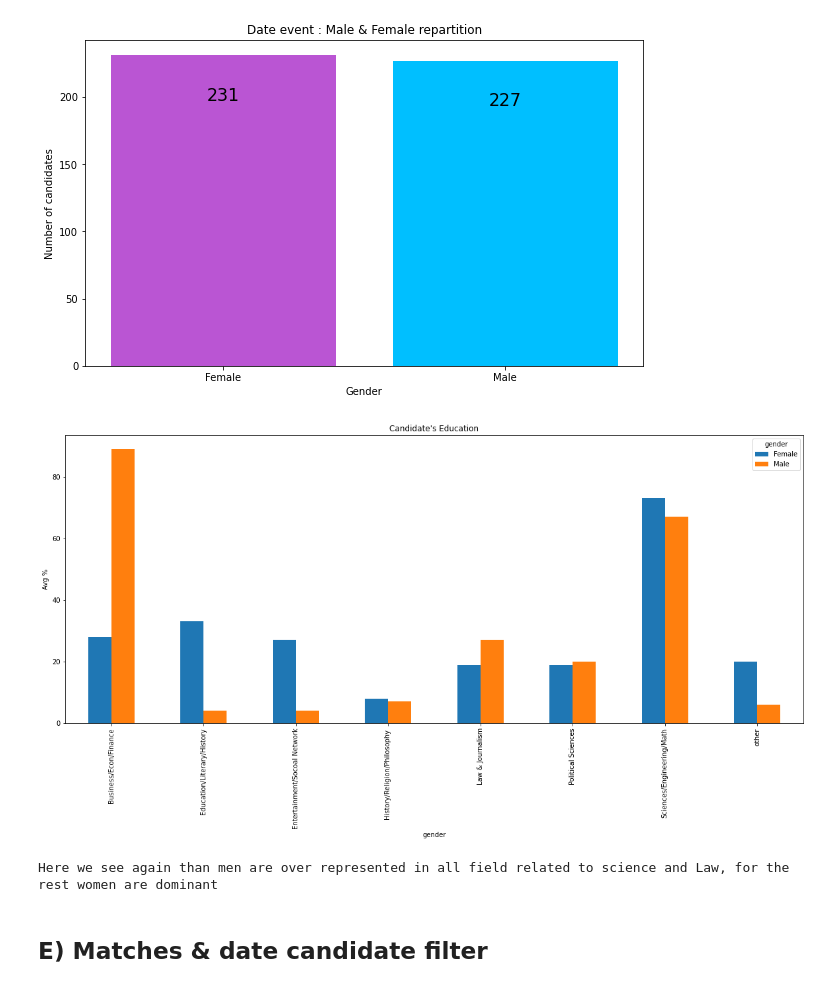
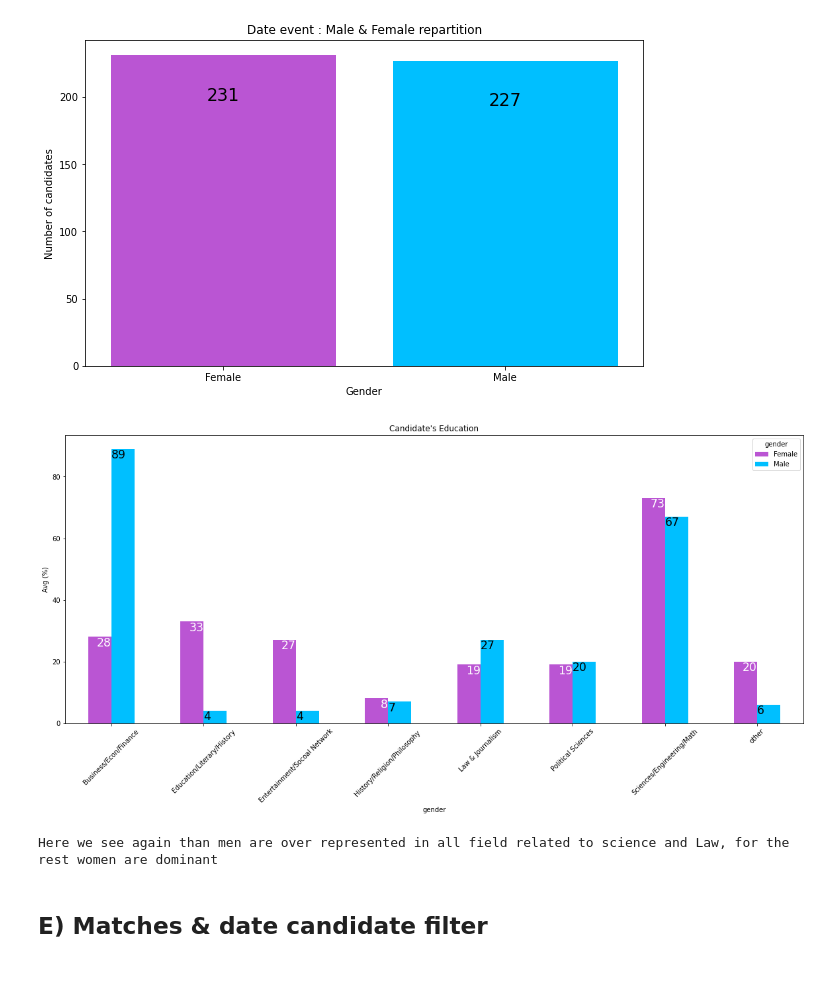
Before and after one commit to Seraphin17/Certification, a Jupyter notebook: 1_Speed_Dating/Project_Speed_Dating_Certification.ipynb, the cells around one changed output. Cells and saved outputs as stored; diff of their text form; code cells hidden in the pictures.

```diff
--- a/1_Speed_Dating/Project_Speed_Dating_Certification.ipynb
+++ b/1_Speed_Dating/Project_Speed_Dating_Certification.ipynb
@@ -660,22 +646,20 @@ plt.show()
 # %% [output]
 [figure]
 # %%
-study_resume_gender_table.plot(kind='bar', title='Candidate\'s Education', ylabel='Avg %',
-         xlabel='gender', figsize=(20, 8), legend = True)
+#Show bar graph
+study_resume_gender_table.plot(kind='bar', title='Candidate\'s Education', ylabel='Avg (%)',
+         xlabel='gender', figsize=(20, 8), legend = True,color=['mediumorchid','deepskyblue'])
 
-plt.bar
+for i in range(len(study_resume_gender_table)):
+    plt.text(i,study_resume_gender_table['Female'][i],np.round(study_resume_gender_table['Female'][i],2),ha = "right", va = "top",size='xx-large', color='w')
+    plt.text(i,study_resume_gender_table['Male'][i],np.round(study_resume_gender_table['Male'][i],2),ha = "left", va = "top",size='xx-large', color='black')
 
-#for i in range(len(study_resume_gender_table)):
- #   plt.text(study_resume_gender_table.index[i],study_resume_gender_table.values[i][0],np.round(study_resume_gender_table['Female'][0],2),ha = "center", va = "top", size='x-large').all()
-
-
-
-#plt.text(gender[1],gender_values[1]*0.9, np.round(gender_values[1],2), ha = "center", va = "top", size='xx-large')
+plt.xticks(rotation=45)
 plt.show()
 
 print('Here we see again than men are over represented in all field related to science and Law, for the rest women are dominant')
 # %% [output]
-[figure, old version]
+[figure, new version]
 Here we see again than men are over represented in all field related to science and Law, for the rest women are dominant
 # %% [markdown]
 ## E) Matches & date candidate filter
```
Also changed, not shown: parts of 20 cells of this notebook.
